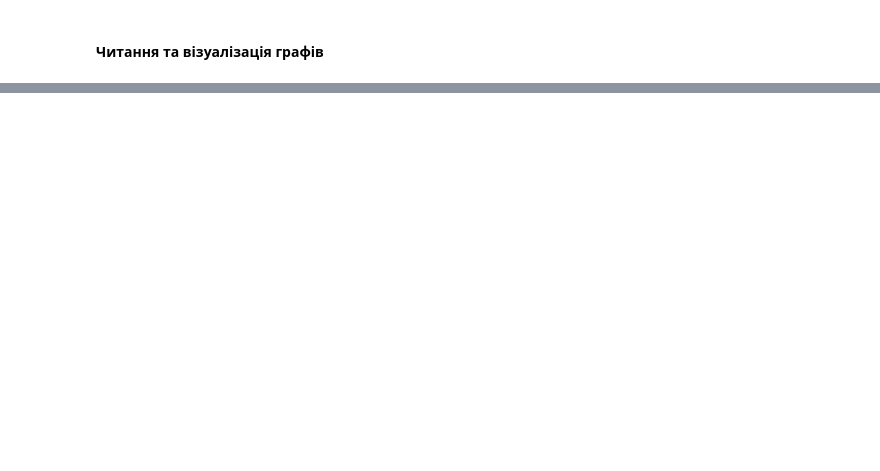
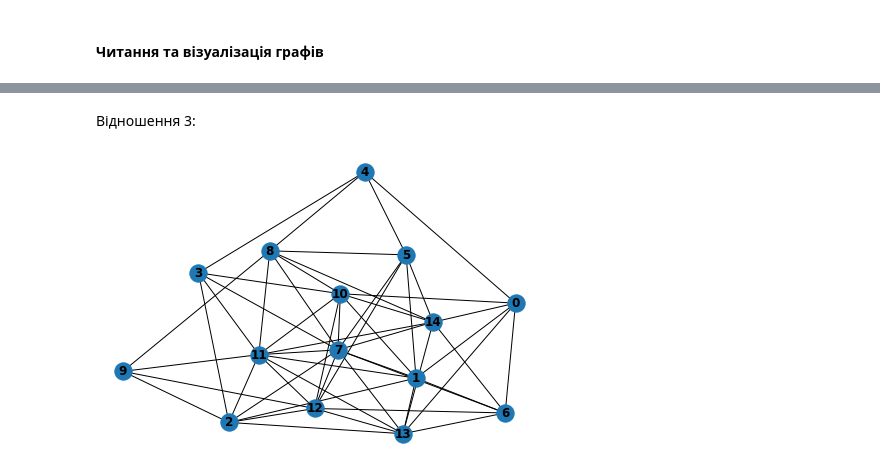
Before and after one commit to ojdmytruk/DecisionTheory_sem7, a Jupyter notebook: TPR_lab2/Task2.ipynb, the cells around one changed output, grey strips where cells are left out. Saved outputs shown, nothing was run; the diff lists cells and outputs as text; code cells hidden in the pictures; blank space fills up the shorter version.

```diff
--- a/TPR_lab2/Task2.ipynb
+++ b/TPR_lab2/Task2.ipynb
@@ -108,0 +179,9 @@ Relation = make_R(relations, 15)
+# %%
+matrix7 = np.array(Relation[6])
+G7 = nx.Graph()
+for i in range(len(matrix7)):
+    G7.add_node(i)
+    for j in range(len(matrix7)):
+        if matrix7[i][j] == 1:
+            G7.add_edge(*(i,j))
+nx.draw(G7, with_labels=True, font_weight='bold')
@@ -108,0 +190,9 @@ Relation = make_R(relations, 15)
+# %%
+matrix8 = np.array(Relation[7])
+G8 = nx.Graph()
+for i in range(len(matrix8)):
+    G8.add_node(i)
+    for j in range(len(matrix8)):
+        if matrix8[i][j] == 1:
+            G8.add_edge(*(i,j))
+nx.draw(G8, with_labels=True, font_weight='bold')
@@ -108,0 +201,9 @@ Relation = make_R(relations, 15)
+# %%
+matrix9 = np.array(Relation[8])
+G9 = nx.Graph()
+for i in range(len(matrix9)):
+    G9.add_node(i)
+    for j in range(len(matrix9)):
+        if matrix9[i][j] == 1:
+            G9.add_edge(*(i,j))
+nx.draw(G9, with_labels=True, font_weight='bold')
@@ -108,0 +212,9 @@ Relation = make_R(relations, 15)
+# %%
+matrix10 = np.array(Relation[9])
+G10 = nx.Graph()
+for i in range(len(matrix10)):
+    G10.add_node(i)
+    for j in range(len(matrix10)):
+        if matrix10[i][j] == 1:
+            G10.add_edge(*(i,j))
+nx.draw(G10, with_labels=True, font_weight='bold')
@@ -145,0 +250,13 @@ def print_result(s):
+# %% [markdown]
+Відношення 3:
+# %%
+matrix3 = np.array(Relation[2])
+G3 = nx.Graph()
+for i in range(len(matrix3)):
+    G3.add_node(i)
+    for j in range(len(matrix3)):
+        if matrix3[i][j] == 1:
+            G3.add_edge(*(i,j))
+nx.draw(G3, with_labels=True, font_weight='bold')
+# %% [output]
+[figure, added]
```
Also changed, not shown: parts of 45 cells of this notebook, 2 other files.
